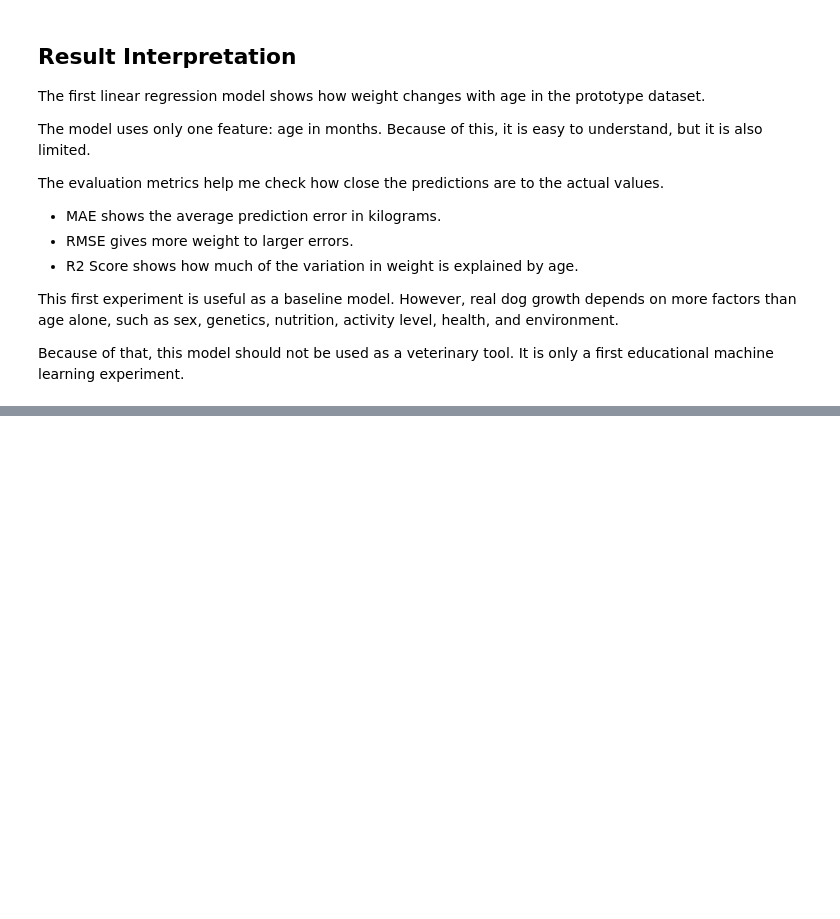
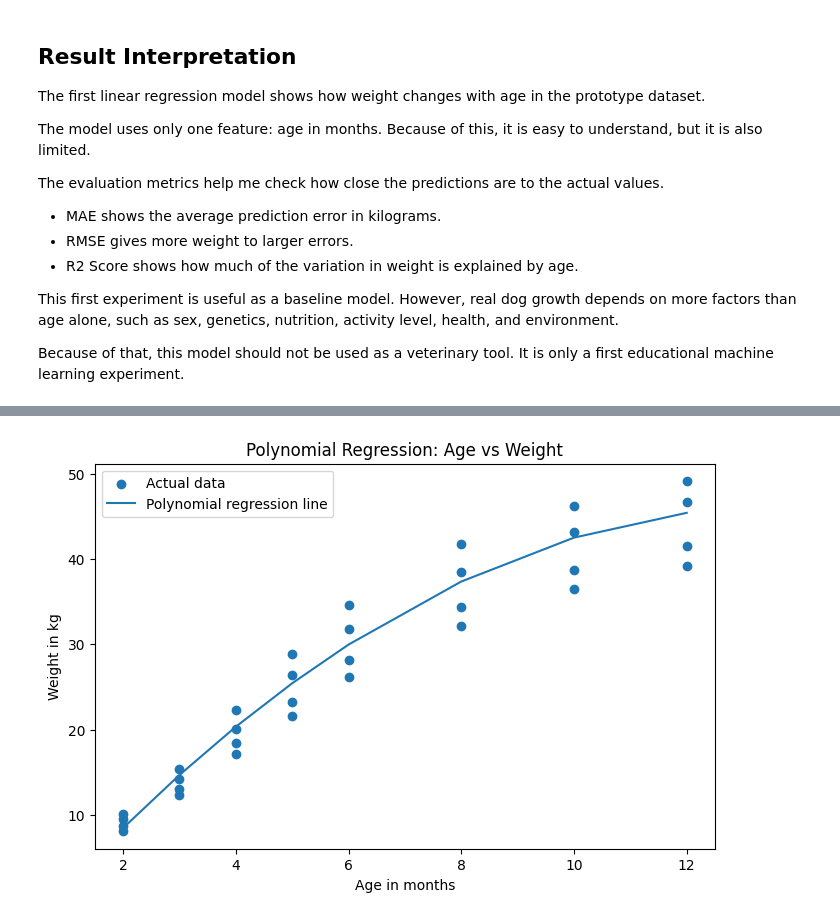
Before and after one commit to SATananov/cane-corso-growth-intelligence, a Jupyter notebook: notebooks/01_linear_regression_growth_prediction.ipynb, the cells around one changed output, grey strips where cells are left out. Drawn from its saved outputs; the diff is of its cells as text; code cells hidden in the pictures; blank space fills up the shorter version.

Commit message:
Add polynomial regression experiment

```diff
--- a/notebooks/01_linear_regression_growth_prediction.ipynb
+++ b/notebooks/01_linear_regression_growth_prediction.ipynb
@@ -273,0 +285,26 @@ Because of that, this model should not be used as a veterinary tool. It is only
+# %%
+X = df[["age_months"]]
+y = df["weight_kg"]
+
+X_train, X_test, y_train, y_test = train_test_split(
+    X,
+    y,
+    test_size=0.25,
+    random_state=42
+)
+
+poly_model = Pipeline([
+    ("polynomial_features", PolynomialFeatures(degree=2)),
+    ("linear_regression", LinearRegression())
+])
+
+poly_model.fit(X_train, y_train)
+
+poly_y_pred = poly_model.predict(X_test)
+
+poly_predictions = pd.DataFrame({
+    "actual_weight_kg": y_test.values,
+    "predicted_weight_kg": poly_y_pred.round(2)
+})
+
+poly_predictions
@@ -273,0 +339,17 @@ Because of that, this model should not be used as a veterinary tool. It is only
+# %%
+age_range = pd.DataFrame({
+    "age_months": sorted(df["age_months"].unique())
+})
+
+poly_predicted_weights = poly_model.predict(age_range)
+
+plt.figure(figsize=(8, 5))
+plt.scatter(df["age_months"], df["weight_kg"], label="Actual data")
+plt.plot(age_range["age_months"], poly_predicted_weights, label="Polynomial regression line")
+plt.xlabel("Age in months")
+plt.ylabel("Weight in kg")
+plt.title("Polynomial Regression: Age vs Weight")
+plt.legend()
+plt.show()
+# %% [output]
+[figure, added]
```
Also changed, not shown: parts of 5 cells of this notebook.
